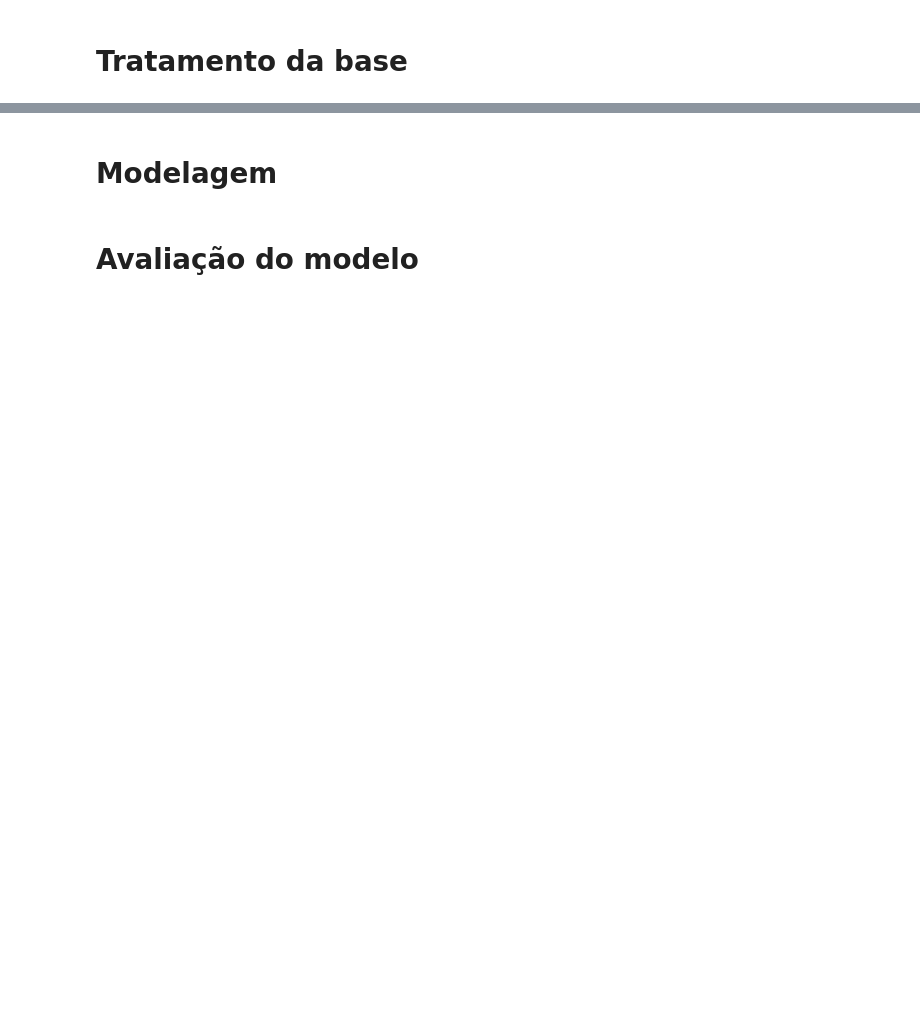
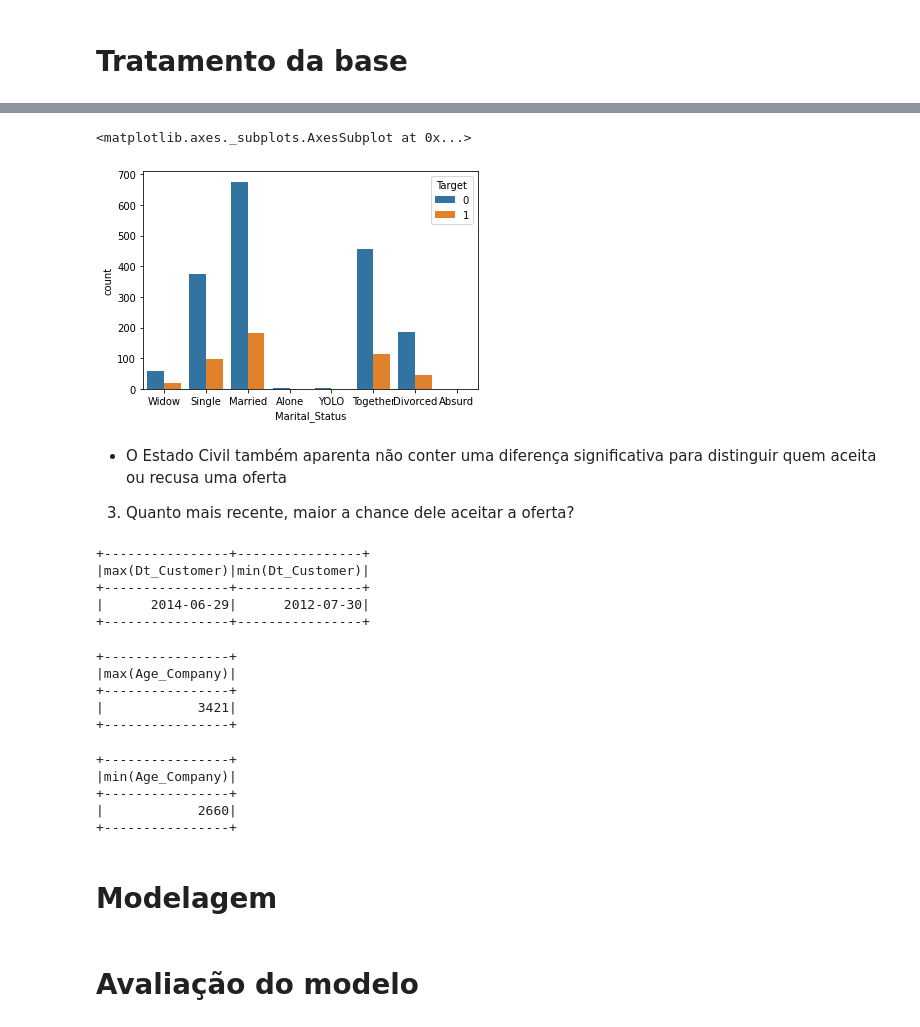
Before and after one commit to joaoflauzino/cafe_c_codigo_01, a Jupyter notebook: cafe_c_codigo_01.ipynb, the cells around one changed output, grey strips where cells are left out. Drawn from its saved outputs; the diff is of its cells as text; code cells hidden in the pictures; blank space fills up the shorter version.

```diff
--- a/cafe_c_codigo_01.ipynb
+++ b/cafe_c_codigo_01.ipynb
@@ -119,0 +257,9 @@ only showing top 1 row
+# %%
+sns.barplot(data = df_2_hipotese, x = 'Marital_Status', y = 'count', hue = 'Target')
+# %% [output]
+<matplotlib.axes._subplots.AxesSubplot at 0x...>
+[figure, added]
+# %% [markdown]
+- O Estado Civil também aparenta não conter uma diferença significativa para distinguir quem aceita ou recusa uma oferta
+
+3. Quanto mais recente, maior a chance dele aceitar a oferta?
@@ -119,0 +271,24 @@ only showing top 1 row
+# %%
+df.select( F.max(F.col('Dt_Customer')), F.min(F.col('Dt_Customer')) ).show()
+# %% [output]
++----------------+----------------+
+|max(Dt_Customer)|min(Dt_Customer)|
++----------------+----------------+
+|      2014-06-29|      2012-07-30|
++----------------+----------------+
+# %%
+df.agg({"Age_Company": "max"}).show()
+# %% [output]
++----------------+
+|max(Age_Company)|
++----------------+
+|            3421|
++----------------+
+# %%
+df.agg({"Age_Company": "min"}).show()
+# %% [output]
++----------------+
+|min(Age_Company)|
++----------------+
+|            2660|
++----------------+
```
Also changed, not shown: parts of 26 cells of this notebook.
